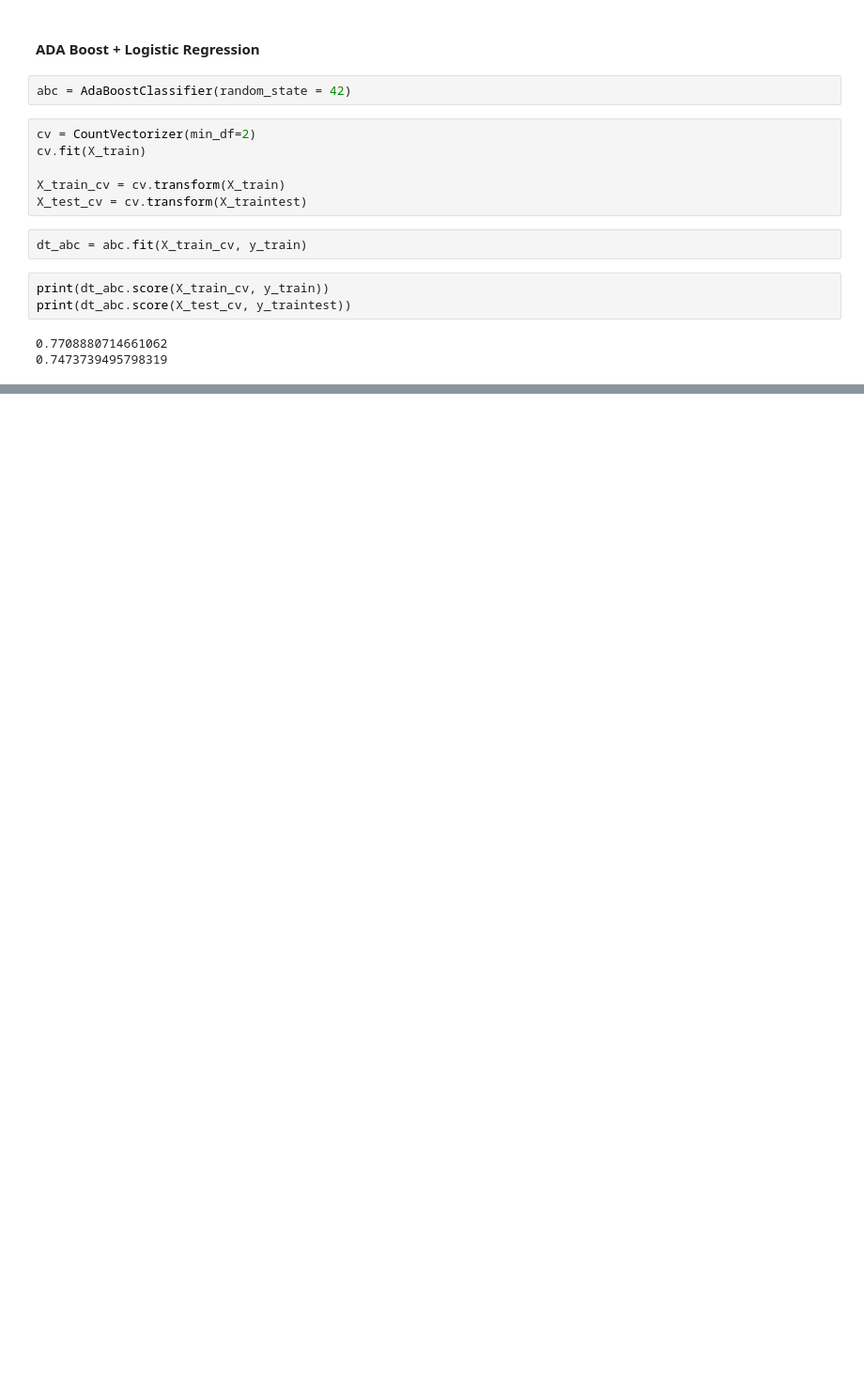
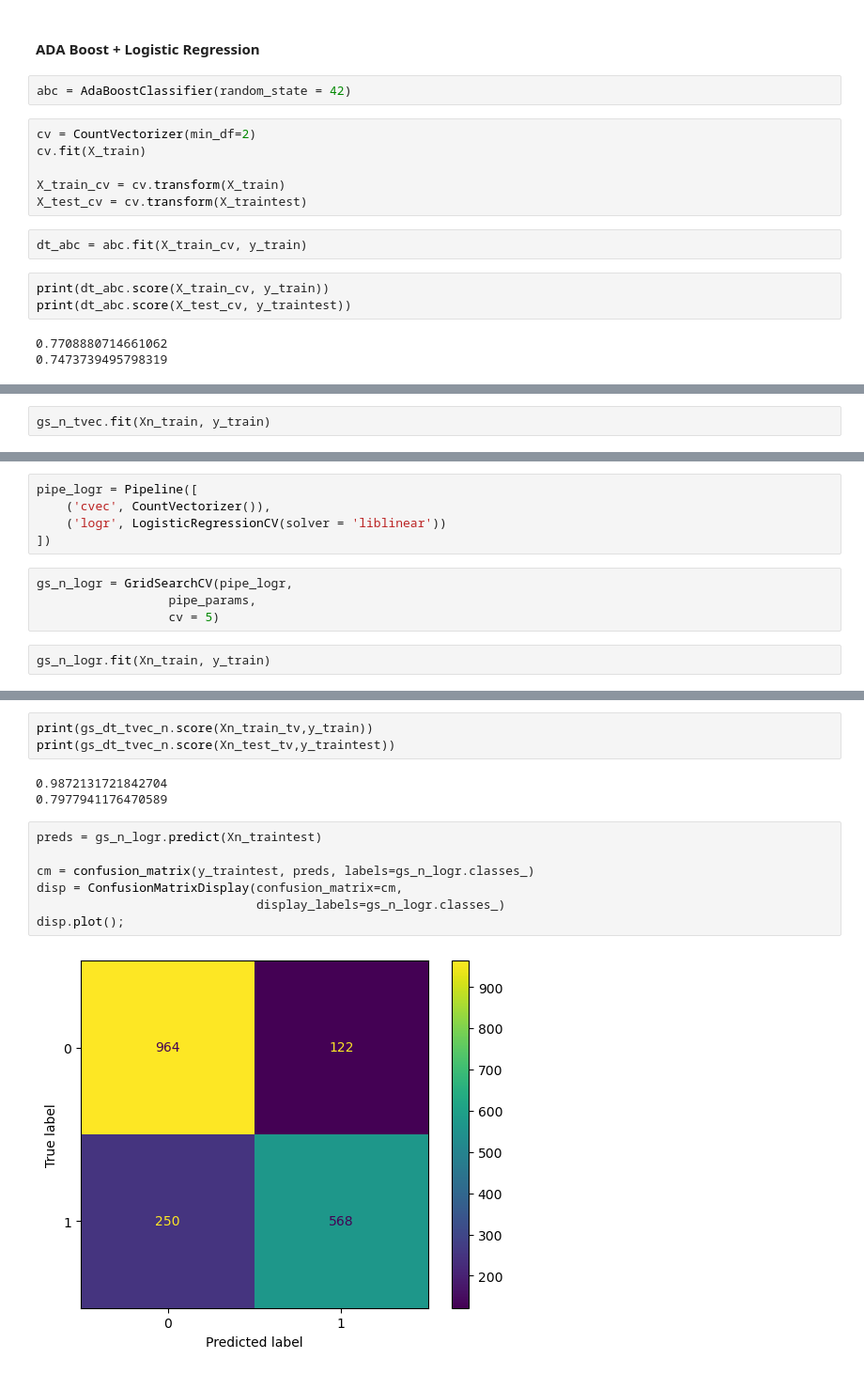
Before and after one commit to polinamin/disaster_recognition, a Jupyter notebook: Data_collection_Polina.ipynb, the cells around one changed output, grey strips where cells are left out. Shown at 94% size. Saved outputs shown, nothing was run; the diff lists cells and outputs as text; blank space fills up the shorter version.

```diff
--- a/Data_collection_Polina.ipynb
+++ b/Data_collection_Polina.ipynb
@@ -400,0 +619,2 @@ print(dt_abc.score(X_test_cv, y_traintest))
+# %%
+gs_n_tvec.fit(Xn_train, y_train)
@@ -400,0 +643,11 @@ print(dt_abc.score(X_test_cv, y_traintest))
+# %%
+pipe_logr = Pipeline([
+    ('cvec', CountVectorizer()),
+    ('logr', LogisticRegressionCV(solver = 'liblinear'))
+])
+# %%
+gs_n_logr = GridSearchCV(pipe_logr,
+                  pipe_params,
+                  cv = 5)
+# %%
+gs_n_logr.fit(Xn_train, y_train)
@@ -400,0 +787,15 @@ print(dt_abc.score(X_test_cv, y_traintest))
+# %%
+print(gs_dt_tvec_n.score(Xn_train_tv,y_train))
+print(gs_dt_tvec_n.score(Xn_test_tv,y_traintest))
+# %% [output]
+0.9872131721842704
+0.7977941176470589
+# %%
+preds = gs_n_logr.predict(Xn_traintest)
+
+cm = confusion_matrix(y_traintest, preds, labels=gs_n_logr.classes_)
+disp = ConfusionMatrixDisplay(confusion_matrix=cm,
+                              display_labels=gs_n_logr.classes_)
+disp.plot();
+# %% [output]
+[figure, added]
```
Also changed, not shown: parts of 69 cells of this notebook.
